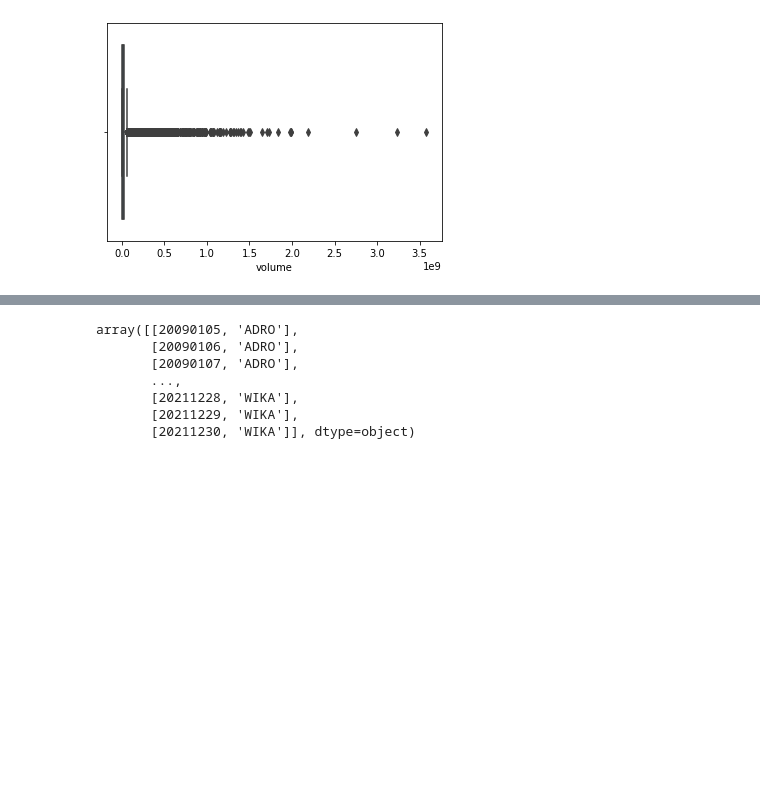
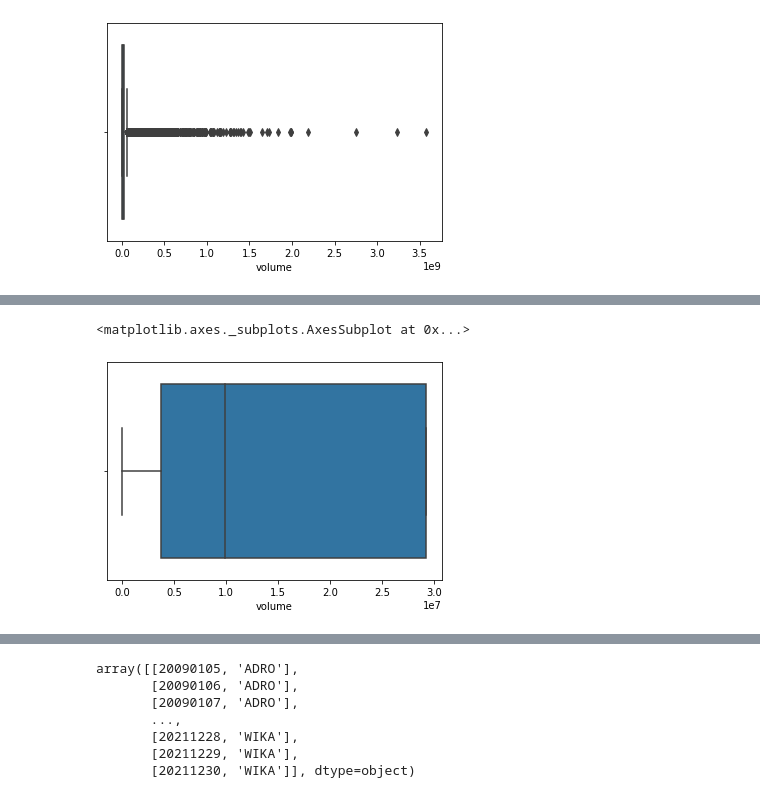
Before and after one commit to shintafiaa/1SAT, a Jupyter notebook: 2_Preprocessing.ipynb, the cells around one changed output, grey strips where cells are left out. Saved outputs shown, nothing was run; the diff lists cells and outputs as text; code cells hidden in the pictures; blank space fills up the shorter version.

```diff
--- a/2_Preprocessing.ipynb
+++ b/2_Preprocessing.ipynb
@@ -9,7 +9,7 @@ Mounted at /content/gdrive
 # %%
 import pandas as pd
 
-path = '/content/gdrive/MyDrive/TugasAkhirS1Shinta/EnsembleDRL/data/JIIDataset_2009_2021.csv'
+path = '/content/gdrive/MyDrive/Semester_8_ShintaRH/RL_STOCK_CODES/Deep-Reinforcement-Learning-for-Automated-Stock-Trading-Ensemble-Strategy-ICAIF-2020-master/data/JIIDataset_2009_2021.csv'
 JIIStocksDataset = pd.read_csv(path)
 JIIStocksDataset
 # %% [output]
@@ -216,3 +260,8 @@ PreprocessedJIIStocksDataframe = pd.DataFrame(WinsorizedArray, columns = ['adjcp
+# %%
+sns.boxplot(x=JIIStocksDataframe['volume'])
+# %% [output]
+<matplotlib.axes._subplots.AxesSubplot at 0x...>
+[figure, added]
 # %%
 #Standardization with StandardScaler
 from sklearn.preprocessing import StandardScaler
```
Also changed, not shown: parts of 20 cells of this notebook.
